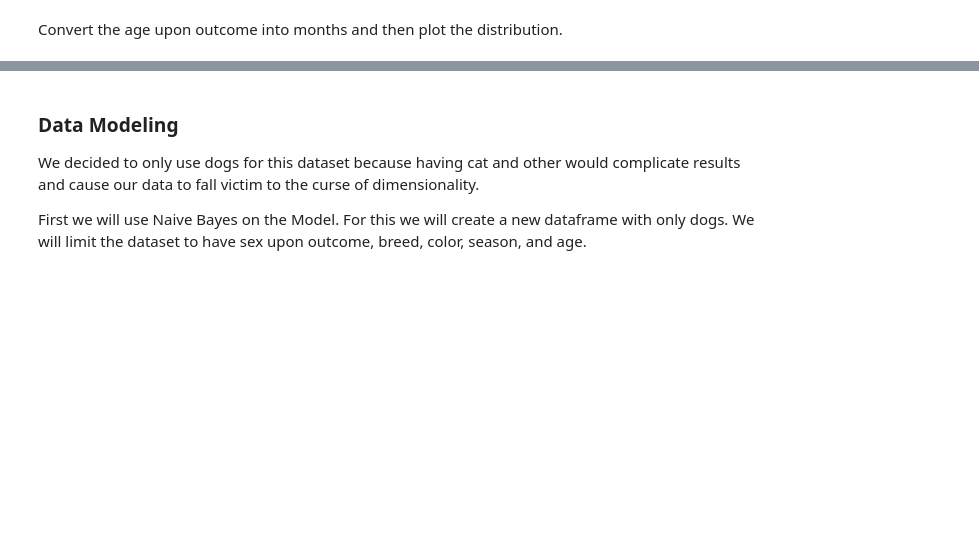
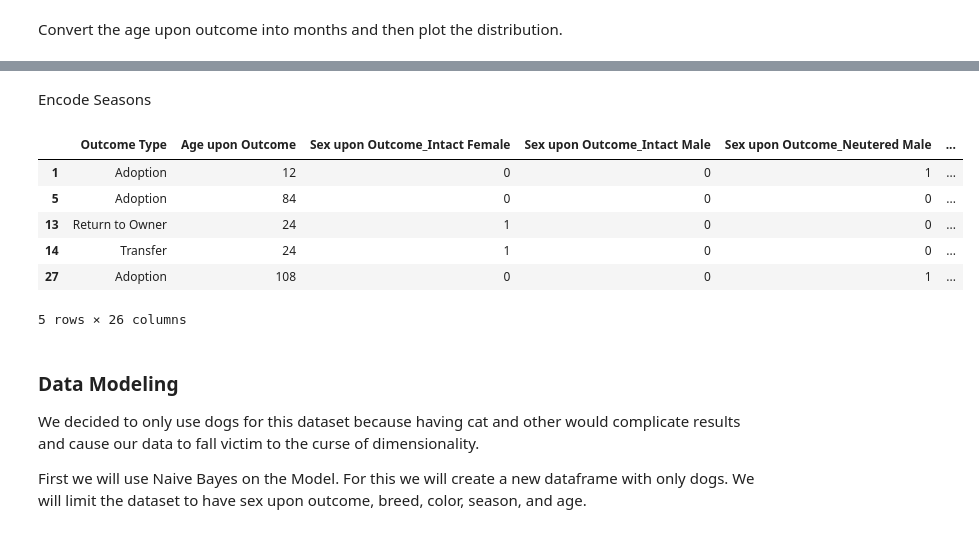
Before and after one commit to shruti2003/MLFinalProject, a Jupyter notebook: ML Final Project.ipynb, the cells around one changed output, grey strips where cells are left out. Drawn from its saved outputs; the diff is of its cells as text; code cells hidden in the pictures; blank space fills up the shorter version.

Commit message:
fixed seasons error

```diff
--- a/ML Final Project.ipynb
+++ b/ML Final Project.ipynb
@@ -552,10 +476,0 @@ Encode Seasons
-# %%
-import numpy as np
-
-## encode seasons cyclically with sine and cosine functions
-season_mapping = {'Winter': 0, 'Spring': 1, 'Summer': 2, 'Fall': 3}
-dog_data['Season_numeric_encode'] = dog_data['Season'].map(season_mapping)
-dog_data['Season_cos'] = np.cos(2 * np.pi * dog_data['Season_numeric_encode'] / 4)
-dog_data['Season_sin'] = np.sin(2 * np.pi * dog_data['Season_numeric_encode'] / 4)
-dog_data = dog_data.drop(columns=['Season', 'Season_numric_encode'])
-dog_data.head()
@@ -564,3 +546,23 @@ KeyError: 'Season'
+# %% [markdown]
+Encode Seasons
+# %%
+import numpy as np
+
+## encode seasons cyclically with sine and cosine functions
+season_mapping = {'Winter': 0, 'Spring': 1, 'Summer': 2, 'Fall': 3}
+dog_data['Season_numeric_encode'] = dog_data['Season'].map(season_mapping)
+dog_data['Season_cos'] = np.cos(2 * np.pi * dog_data['Season_numeric_encode'] / 4)
+dog_data['Season_sin'] = np.sin(2 * np.pi * dog_data['Season_numeric_encode'] / 4)
+dog_data = dog_data.drop(columns=['Season', 'Season_numeric_encode'])
+dog_data.head()
+# %% [output]
+|  | Outcome Type | Age upon Outcome | Sex upon Outcome_Intact Female | Sex upon Outcome_Intact Male | Sex upon Outcome_Neutered Male | ... |
+| 1 | Adoption | 12 | 0 | 0 | 1 | ... |
+| 5 | Adoption | 84 | 0 | 0 | 0 | ... |
+| 13 | Return to Owner | 24 | 1 | 0 | 0 | ... |
+| 14 | Transfer | 24 | 1 | 0 | 0 | ... |
+| 27 | Adoption | 108 | 0 | 0 | 1 | ... |
+5 rows × 26 columns
 # %% [markdown]
 ### Data Modeling
 We decided to only use dogs for this dataset because having cat and other would complicate results and cause
```
Also changed, not shown: parts of 23 cells of this notebook.
